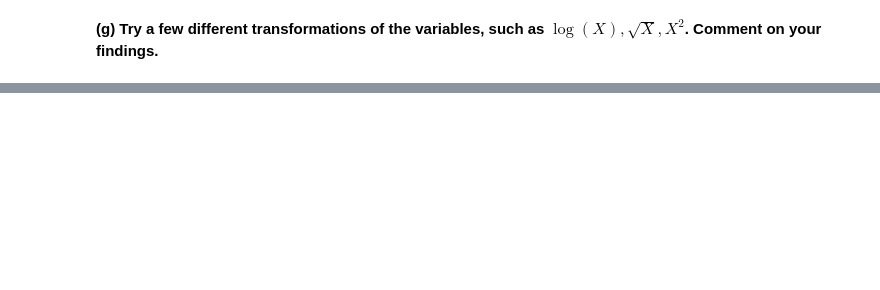
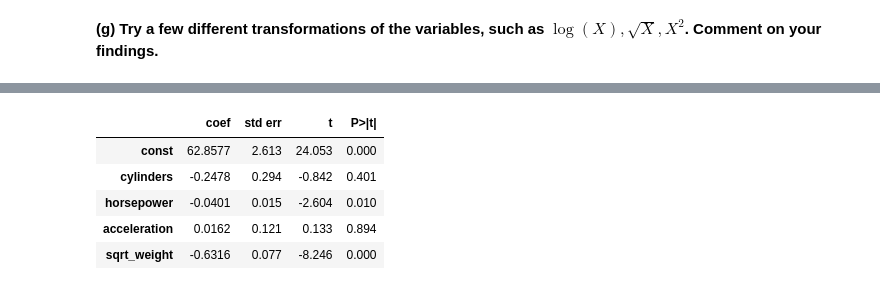
Before and after one commit to WillDBM/DATA-303, a Jupyter notebook: Lab/Armentrout_William_Lab3.ipynb, the cells around one changed output, grey strips where cells are left out. Cells and saved outputs as stored; diff of their text form; code cells hidden in the pictures; blank space fills up the shorter version.

```diff
--- a/Lab/Armentrout_William_Lab3.ipynb
+++ b/Lab/Armentrout_William_Lab3.ipynb
@@ -147,0 +256,12 @@ $\log(X), \sqrt{X}, X^2$. Comment on your findings.**
+# %%
+# root(weight)
+auto['sqrt_weight'] = np.sqrt(auto['weight'])
+model_sqrt = sm.OLS(auto.mpg, sm.add_constant(auto[['cylinders', 'horsepower', 'acceleration', 'sqrt_weight']])).fit()
+summarize(model_sqrt)
+# %% [output]
+|  | coef | std err | t | P>|t| |
+| const | 62.8577 | 2.613 | 24.053 | 0.000 |
+| cylinders | -0.2478 | 0.294 | -0.842 | 0.401 |
+| horsepower | -0.0401 | 0.015 | -2.604 | 0.010 |
+| acceleration | 0.0162 | 0.121 | 0.133 | 0.894 |
+| sqrt_weight | -0.6316 | 0.077 | -8.246 | 0.000 |
```
Also changed, not shown: parts of 16 cells of this notebook.
